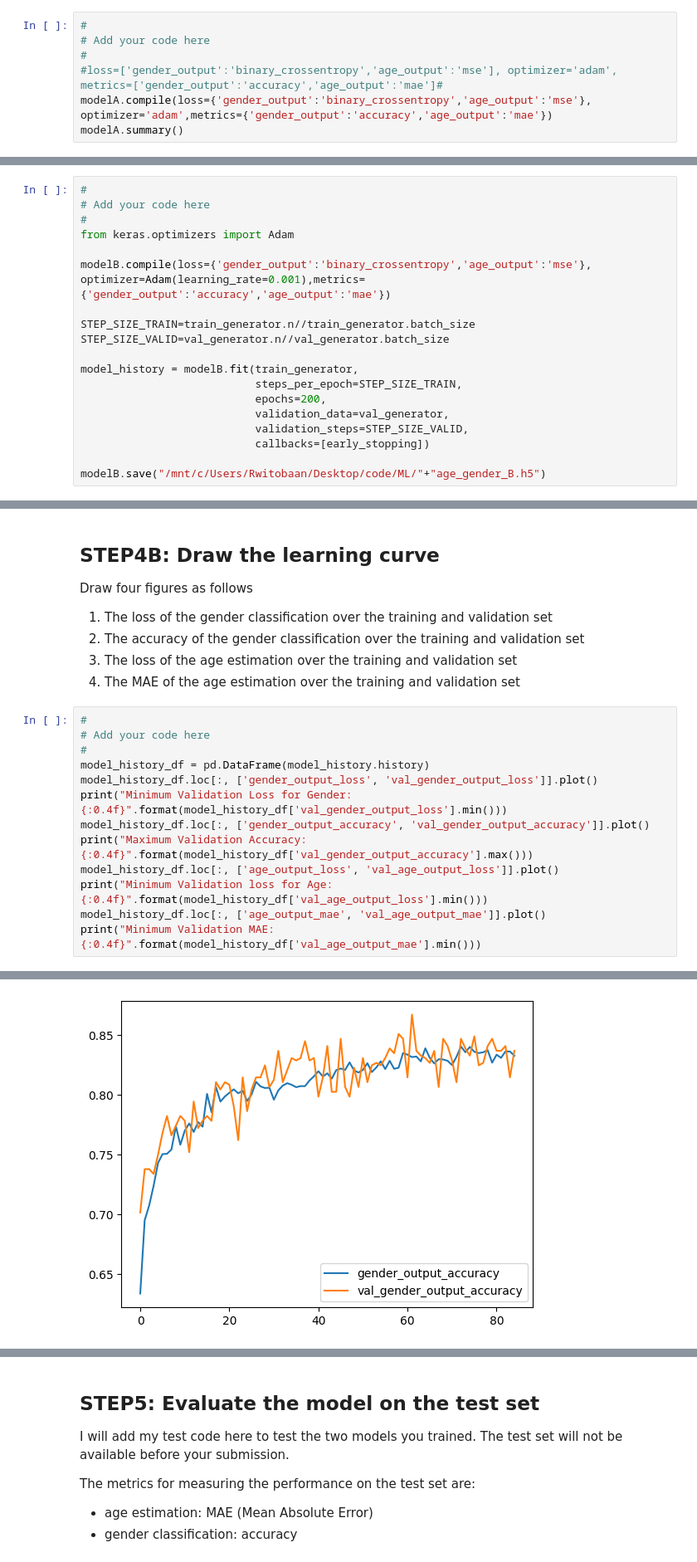
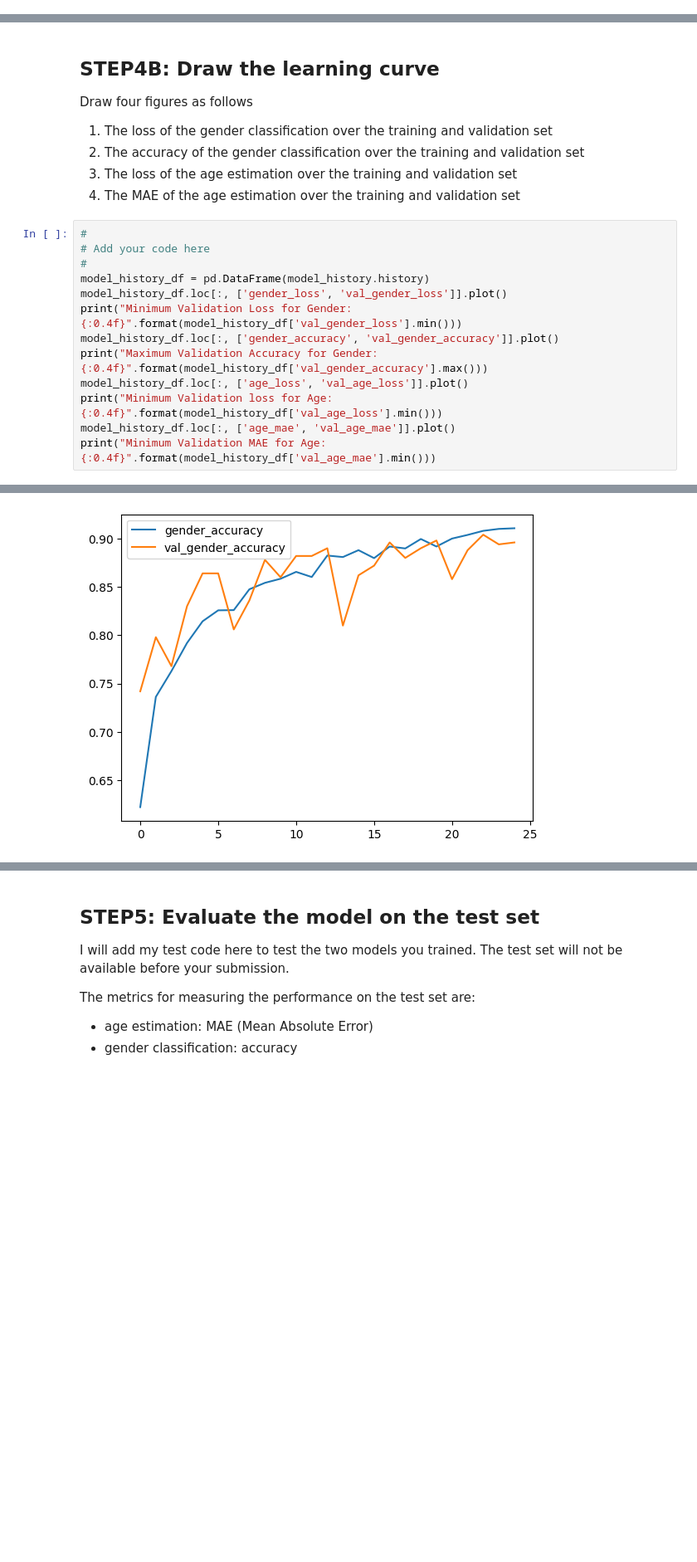
Before and after one commit to rwitobaansheikh/ML2_Coursework, a Jupyter notebook: age_gender_submit.ipynb, the cells around one changed output, grey strips where cells are left out. Shown at 83% size. Saved outputs shown, nothing was run; the diff lists cells and outputs as text; blank space fills up the shorter version.

```diff
--- a/age_gender_submit.ipynb
+++ b/age_gender_submit.ipynb
@@ -275,10 +252,3 @@ Save your model by `modelA.save(your_model_folder+"age_gender_A.h5")` after trai
 **Save the model with `save()` instead of `save_weights()`.** This is because I will load the model by
 
 `modelA = load_model(model_folder+"age_gender_A.h5")`.
-# %%
-#
-# Add your code here
-#
-#loss=['gender_output':'binary_crossentropy','age_output':'mse'], optimizer='adam', metrics=['gender_output':'accuracy','age_output':'mae']#
-modelA.compile(loss={'gender_output':'binary_crossentropy','age_output':'mse'}, optimizer='adam',metrics={'gender_output':'accuracy','age_output':'mae'})
-modelA.summary()
@@ -489,22 +415,3 @@ Save your model to `age_gender_B.h5` after training.
 **DON'T use any other name for your model file.** This is because my test code relies on this particular model name. Any other file name will cause problem in the testing stage.
 
 **Also, save the model with `save()` instead of `save_weights()`.**
-# %%
-#
-# Add your code here
-#
-from keras.optimizers import Adam
-
-modelB.compile(loss={'gender_output':'binary_crossentropy','age_output':'mse'}, optimizer=Adam(learning_rate=0.001),metrics={'gender_output':'accuracy','age_output':'mae'})
-
-STEP_SIZE_TRAIN=train_generator.n//train_generator.batch_size
-STEP_SIZE_VALID=val_generator.n//val_generator.batch_size
-
-model_history = modelB.fit(train_generator,
-                           steps_per_epoch=STEP_SIZE_TRAIN,
-                           epochs=200,
-                           validation_data=val_generator,
-                           validation_steps=STEP_SIZE_VALID,
-                           callbacks=[early_stopping])
-
-modelB.save("/mnt/c/Users/Rwitobaan/Desktop/code/ML/"+"age_gender_B.h5")
@@ -547,12 +477,12 @@ Draw four figures as follows
 # Add your code here
 #
 model_history_df = pd.DataFrame(model_history.history)
-model_history_df.loc[:, ['gender_output_loss', 'val_gender_output_loss']].plot()
-print("Minimum Validation Loss for Gender: {:0.4f}".format(model_history_df['val_gender_output_loss'].min()))
-model_history_df.loc[:, ['gender_output_accuracy', 'val_gender_output_accuracy']].plot()
-print("Maximum Validation Accuracy: {:0.4f}".format(model_history_df['val_gender_output_accuracy'].max()))
-model_history_df.loc[:, ['age_output_loss', 'val_age_output_loss']].plot()
-print("Minimum Validation loss for Age: {:0.4f}".format(model_history_df['val_age_output_loss'].min()))
-model_history_df.loc[:, ['age_output_mae', 'val_age_output_mae']].plot()
-print("Minimum Validation MAE: {:0.4f}".format(model_history_df['val_age_output_mae'].min()))
+model_history_df.loc[:, ['gender_loss', 'val_gender_loss']].plot()
+print("Minimum Validation Loss for Gender: {:0.4f}".format(model_history_df['val_gender_loss'].min()))
+model_history_df.loc[:, ['gender_accuracy', 'val_gender_accuracy']].plot()
+print("Maximum Validation Accuracy for Gender: {:0.4f}".format(model_history_df['val_gender_accuracy'].max()))
+model_history_df.loc[:, ['age_loss', 'val_age_loss']].plot()
+print("Minimum Validation loss for Age: {:0.4f}".format(model_history_df['val_age_loss'].min()))
+model_history_df.loc[:, ['age_mae', 'val_age_mae']].plot()
+print("Minimum Validation MAE for Age: {:0.4f}".format(model_history_df['val_age_mae'].min()))
 # %% [output]
@@ -564 +494 @@ Minimum Validation MAE: 6.5372
-[figure, old version]
+[figure, new version]
```
Also changed, not shown: parts of 18 cells of this notebook, 1 other file.
